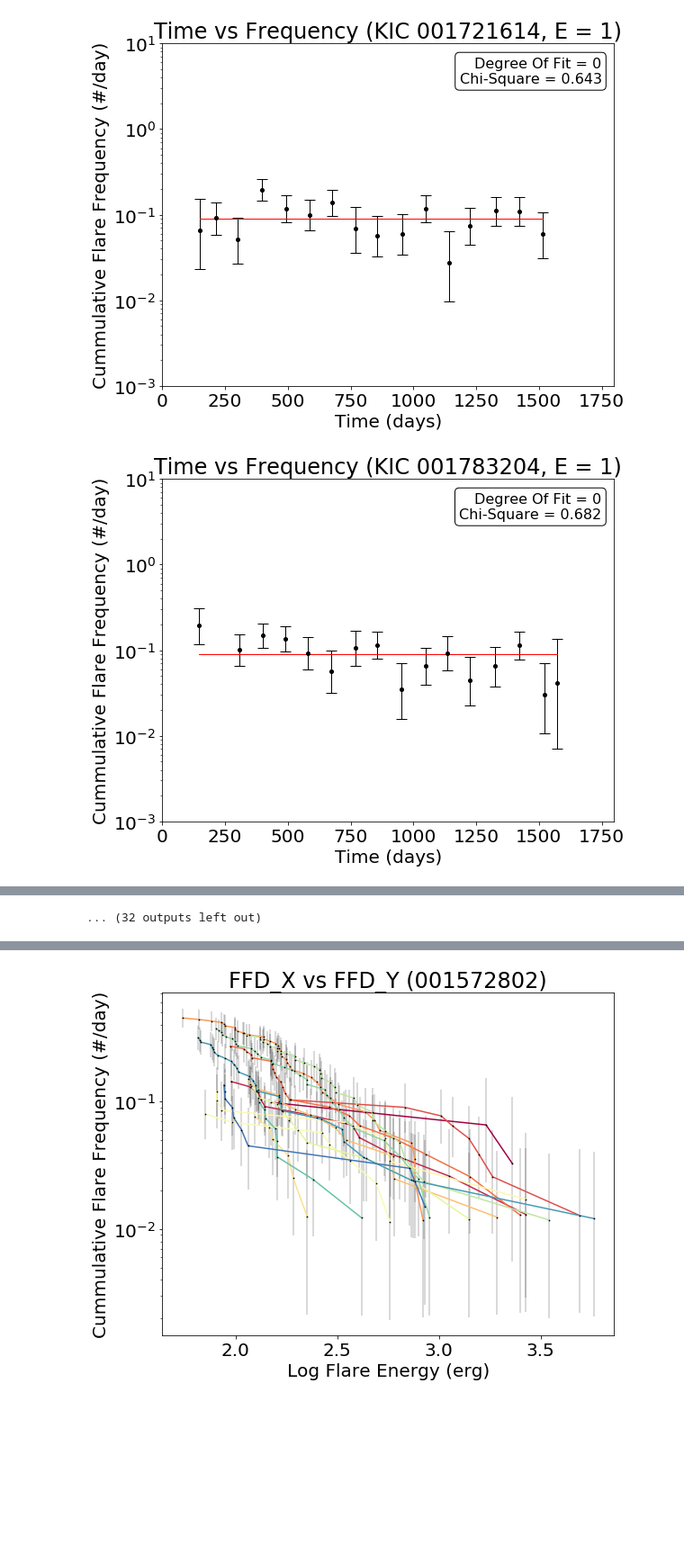
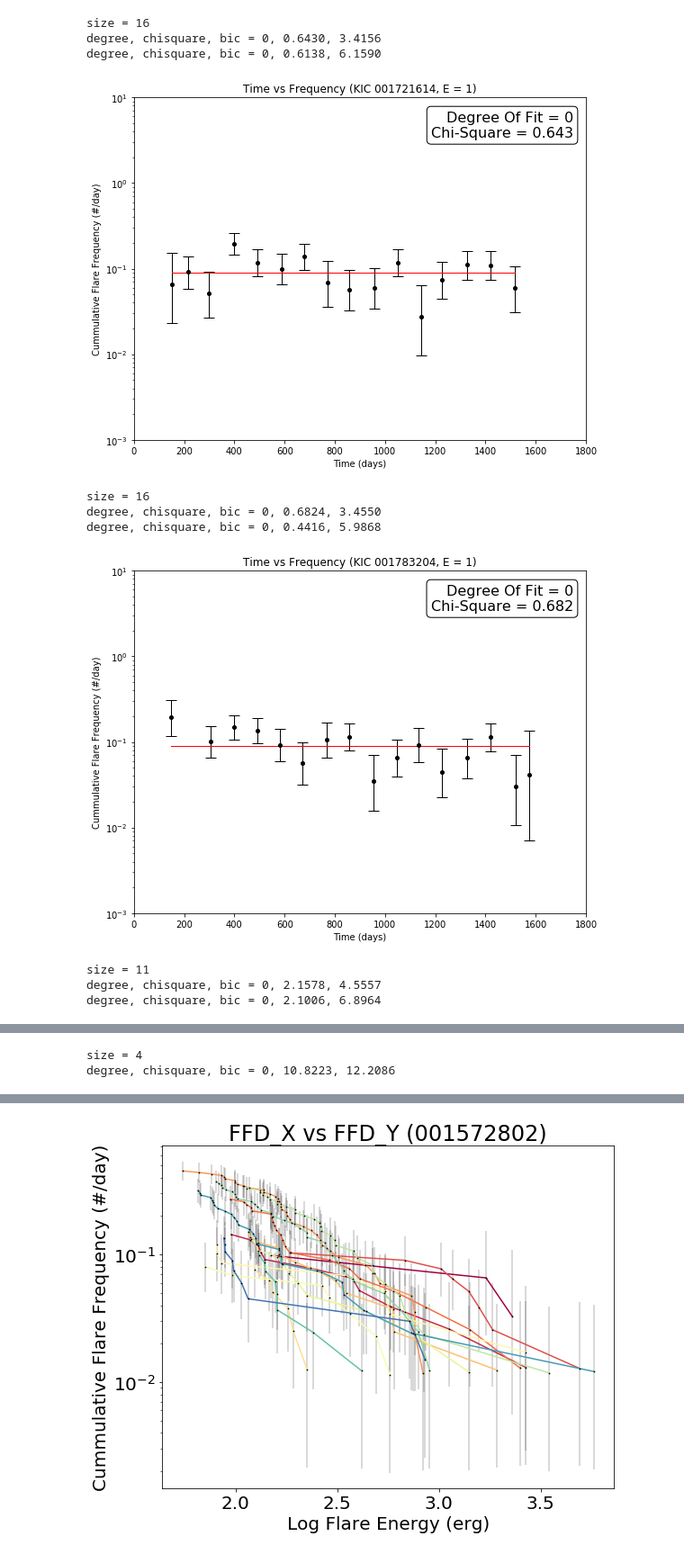
Before and after one commit to mscoggs/flare_cycles, a Jupyter notebook: flare_cycles.ipynb, the cells around one changed output, grey strips where cells are left out. Shown at 90% size. Drawn from its saved outputs; the diff is of its cells as text; code cells hidden in the pictures; blank space fills up the shorter version.

```diff
--- a/flare_cycles.ipynb
+++ b/flare_cycles.ipynb
@@ -61,6 +61,8 @@ def updateArray(exportArray, targetIndex, KIC, degree, bestParameters, bestChiSq
 #Specify a fixed log-energy value. Plot the mean-time vs FFD_y values = plot time vs flare rate per day
 targetCount = getSize('KICs/targets.txt') #getting the number of targets using the target file
 energyConstantList = [1, 1.5, 2, 2.5]
+#energyConstantList = [2.5]
+
 
 for energyConstant in energyConstantList:
 
@@ -68,7 +70,7 @@ for energyConstant in energyConstantList:
     fixedEnergy = energyConstant + EPOINT # the fixed energy value
     exportArray = np.zeros((targetCount + 2, 11), dtype='O')
     exportArray[0] = ["#This is a file containing the parameters and errors involved in the best fit of a KIC's time vs frequency data",'','','','','','','','','','']
-    exportArray[1] = ["#KIC", '#degree', '#chiSquare', '#X^3', '#X^2', '#X^1', '#X^0', '#Error3', '#Error2', '#Error1', '#Error0']
+    exportArray[1] = ["#KIC", 'degree', 'chiSquare', 'X^3', 'X^2', 'X^1', 'X^0', 'Error3', 'Error2', 'Error1', 'Error0']
     targetIndex = 2
 
     for line in targets: #going through each KIC
@@ -116,14 +118,14 @@ for energyConstant in energyConstantList:
         bic1, bestFit, bestParameters, bestCovariance, bestChiSquare = fitDegreeK(xaxis, yaxis, errList, bestFitDegree, size)
         degree = 1
         #print(KIC)
-        #print(size)
-        #print("degree, chisquare, bic = {}, {}, {}".format(0, '%.4f'%bestChiSquare, '%.4f'%bic1,))
+        print('size =', size)
+        print("degree, chisquare, bic = {}, {}, {}".format(0, '%.4f'%bestChiSquare, '%.4f'%bic1,))
 
         while(degree<4):
 
             try:
                 bic2, fit, parameters, covariance, chiSquare = fitDegreeK(xaxis, yaxis, errList, degree, size)
-                #print("degree, chisquare, bic = {}, {}, {}".format(0, '%.4f'%chiSquare, '%.4f'%bic2,))
+                print("degree, chisquare, bic = {}, {}, {}".format(0, '%.4f'%chiSquare, '%.4f'%bic2,))
             except:
                 break
 
@@ -134,11 +136,11 @@ for energyConstant in energyConstantList:
             else:
                 break
 
-        #print()
+        print()
         exportArray = updateArray(exportArray, targetIndex, KIC, bestFitDegree, bestParameters, bestChiSquare, bestCovariance)
         plt.plot(xaxis, bestFit, 'red', lw=1)
         plt.annotate('Degree Of Fit = {}\nChi-Square = {}'.format(bestFitDegree, '%.3f'%(bestChiSquare)), xy=(1750, 7),size=16, ha='right', va='top',bbox=dict(boxstyle='round', fc='w'))
-        plt.legend()
+        #plt.legend()
         targetIndex += 1
         plt.savefig('time_vs_ffdy_plot/'+KIC+'_vs_time_E='+str(fixedEnergy)+'.png')
         plt.show()
@@ -151,2 +156,11 @@ for energyConstant in energyConstantList:
+size = 16
+degree, chisquare, bic = 0, 0.6430, 3.4156
+degree, chisquare, bic = 0, 0.6138, 6.1590
-[figure, old version]
+[figure, new version]
+size = 16
+degree, chisquare, bic = 0, 0.6824, 3.4550
+degree, chisquare, bic = 0, 0.4416, 5.9868
-[figure, old version]
+[figure, new version]
+size = 11
+degree, chisquare, bic = 0, 2.1578, 4.5557
+degree, chisquare, bic = 0, 2.1006, 6.8964
@@ -153,0 +168,2 @@ for energyConstant in energyConstantList:
+size = 4
+degree, chisquare, bic = 0, 10.8223, 12.2086
@@ -162 +174,0 @@ for energyConstant in energyConstantList:
-... (32 outputs left out)
```
Also changed, not shown: parts of 2 cells of this notebook.
